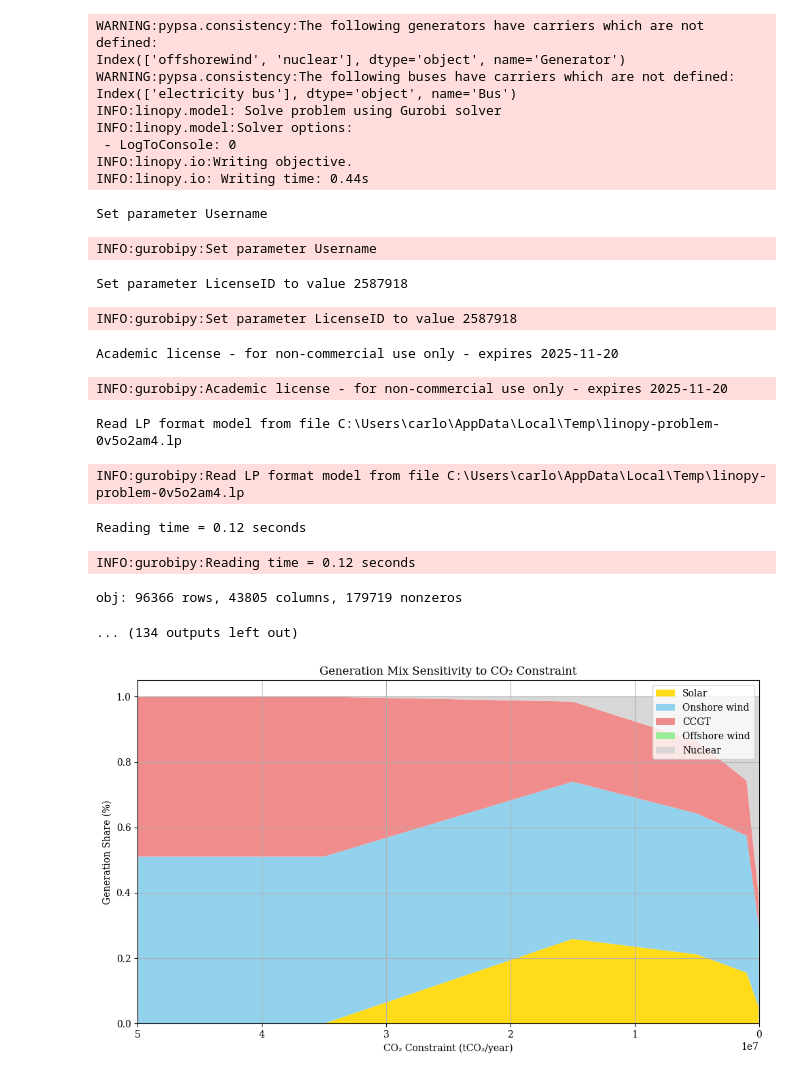
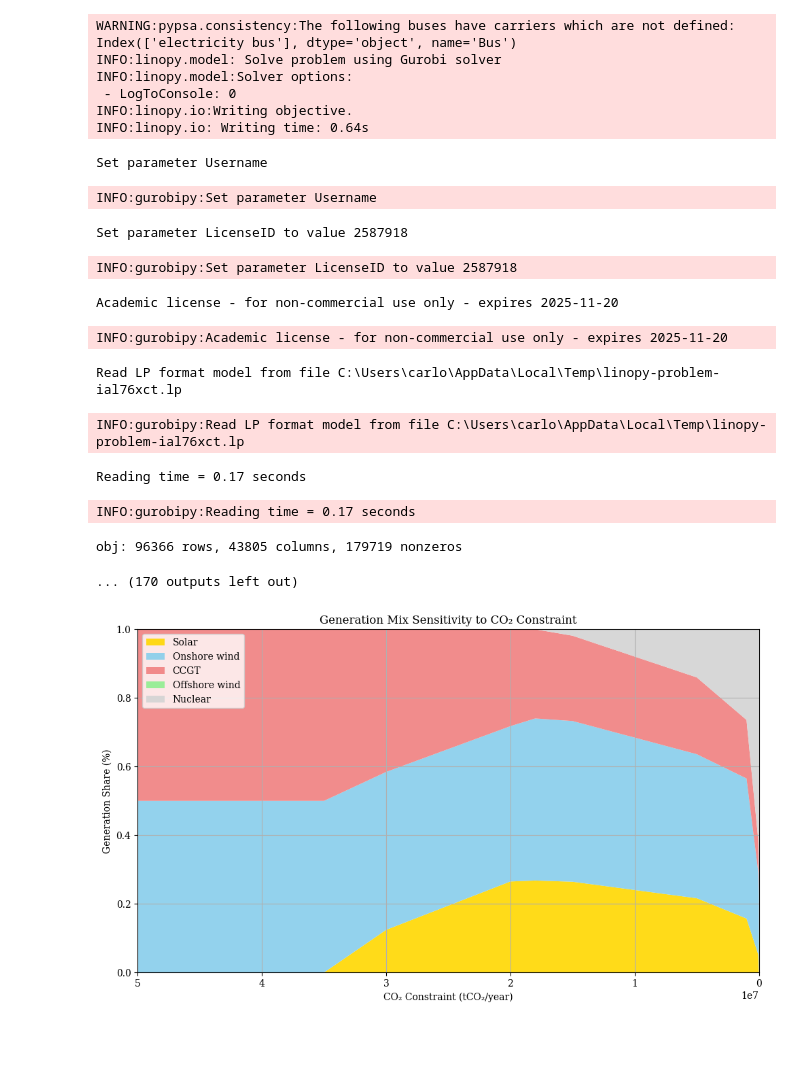
Before and after one commit to CarlosFdHL/ieg_project, a Jupyter notebook: Bmodel.ipynb, the cells around one changed output. Cells and saved outputs as stored; diff of their text form; code cells hidden in the pictures; blank space fills up the shorter version.

```diff
--- a/Bmodel.ipynb
+++ b/Bmodel.ipynb
@@ -47,12 +47,14 @@ def model(co2_constraint):
     network.add("Carrier", "gas", co2_emissions=0.2019) # in t_CO2/MWh_th
     network.add("Carrier", "onshorewind")
     network.add("Carrier", "solar")
+    network.add("Carrier", "offshorewind")
+    network.add("Carrier", "nuclear")
 
     # add onshore wind generator
     df_onshorewind = pd.read_csv('data/onshore_wind_1979-2017.csv', sep=';', index_col=0)
     df_onshorewind.index = pd.to_datetime(df_onshorewind.index)
     CF_windOnshore = df_onshorewind[country][[hour.strftime("%Y-%m-%dT%H:%M:%SZ") for hour in network.snapshots]]
-    capital_cost_onshorewind = annuity(25,0.07)*onshoreWind_capex #*(1+0.033) # in €/MW !!!!!!!!!!!!!!!!!!!!!!!!!!!!!!!!!!!!!!!!!!!!!!!!!!!!!!!!!!!!!!!!!!!!
+    capital_cost_onshorewind = annuity(25,0.07)*onshoreWind_capex * (1+0.03) # in €/MW !!!!!!!!!!!!!!!!!!!!!!!!!!!!!!!!!!!!!!!!!!!!!!!!!!!!!!!!!!!!!!!!!!!!
     network.add("Generator",
                 "onshorewind",
                 bus="electricity bus",
@@ -67,7 +69,7 @@ def model(co2_constraint):
     df_offshore = pd.read_csv('data/offshore_wind_1979-2017.csv', sep=';', index_col=0)
     df_offshore.index = pd.to_datetime(df_offshore.index)
     CF_windOffshore = df_offshore[country][[hour.strftime("%Y-%m-%dT%H:%M:%SZ") for hour in network.snapshots]]
-    capital_cost_offshore = annuity(25,0.07)*offshoreWind_capex #*(1+0.033) # in €/MW !!!!!!!!!!!!!!!!!!!!!!!!!!!!!!!!!!!!!!!!!!!!!!!!!!!!!!!!!!!!!!!!!!!!
+    capital_cost_offshore = annuity(25,0.07)*offshoreWind_capex *(1+0.03) # in €/MW !!!!!!!!!!!!!!!!!!!!!!!!!!!!!!!!!!!!!!!!!!!!!!!!!!!!!!!!!!!!!!!!!!!!
     network.add("Generator",
                 "offshorewind",
                 bus="electricity bus",
@@ -94,7 +96,7 @@ def model(co2_constraint):
                 p_max_pu = CF_solar.values)
 
     # add CCGT (Combine Cycle Gas Turbine) generator
-    capital_cost_CCGT = annuity(30,0.07)*ccgt_capex#*(1+0.033) # in €/MW
+    capital_cost_CCGT = annuity(30,0.07)*(ccgt_capex + 14.32 * 1000) # in €/MW
     fuel_cost = 30.32 # in €/MWh_th
     efficiency = 0.5 # MWh_elec/MWh_th
     marginal_cost_CCGT = fuel_cost/efficiency # in €/MWh_el
@@ -108,7 +110,7 @@ def model(co2_constraint):
                 marginal_cost = marginal_cost_CCGT)
 
     # add nuclear generator
-    capital_cost_nuclear = annuity(40,0.07)*nuclear_capex#*(1+0.033) # in €/MW
+    capital_cost_nuclear = annuity(40,0.07)*(nuclear_capex + 14.45 * 1000) # in €/MW
     fuel_cost = 6.2 # in €/MWh_th
     efficiency = 0.33 # MWh_elec/MWh_th
     marginal_cost_nuclear = fuel_cost/efficiency # in €/MWh_el
@@ -274,6 +274,6 @@ plt.show()
 # %%
 # Define the CO2 constraint values for sensitivity analysis
-co2_limits = [170e6, 140e6, 70e6, 35e6, 15e6, 5e6, 1e6, 0.5e5, 1e4, 1e3, 1e2, 0]  # in tons of CO2
+co2_limits = [170e6, 140e6, 70e6, 35e6, 30e6, 20e6, 18e6, 15e6, 5e6, 1e6, 0.5e5, 1e4, 1e3, 1e2, 0]  # in tons of CO2
 
 results = []
 
@@ -295,27 +295,25 @@ for co2_limit in co2_limits:
 # Display the results
 print(results)
 # %% [output]
-WARNING:pypsa.consistency:The following generators have carriers which are not defined:
-Index(['offshorewind', 'nuclear'], dtype='object', name='Generator')
 WARNING:pypsa.consistency:The following buses have carriers which are not defined:
 Index(['electricity bus'], dtype='object', name='Bus')
 INFO:linopy.model: Solve problem using Gurobi solver
 INFO:linopy.model:Solver options:
  - LogToConsole: 0
 INFO:linopy.io:Writing objective.
-INFO:linopy.io: Writing time: 0.44s
+INFO:linopy.io: Writing time: 0.64s
 Set parameter Username
 INFO:gurobipy:Set parameter Username
 Set parameter LicenseID to value 2587918
 INFO:gurobipy:Set parameter LicenseID to value 2587918
 Academic license - for non-commercial use only - expires 2025-11-20
 INFO:gurobipy:Academic license - for non-commercial use only - expires 2025-11-20
-Read LP format model from file C:\Users\carlo\AppData\Local\Temp\linopy-problem-0v5o2am4.lp
+Read LP format model from file C:\Users\carlo\AppData\Local\Temp\linopy-problem-ial76xct.lp
-INFO:gurobipy:Read LP format model from file C:\Users\carlo\AppData\Local\Temp\linopy-problem-0v5o2am4.lp
+INFO:gurobipy:Read LP format model from file C:\Users\carlo\AppData\Local\Temp\linopy-problem-ial76xct.lp
-Reading time = 0.12 seconds
+Reading time = 0.17 seconds
-INFO:gurobipy:Reading time = 0.12 seconds
+INFO:gurobipy:Reading time = 0.17 seconds
 obj: 96366 rows, 43805 columns, 179719 nonzeros
-... (134 outputs left out)
+... (170 outputs left out)
 # %%
 total_capacity = [entry["Capacity_MW"].sum() for entry in results]
 
@@ -327,20 +325,21 @@ nuclear = [entry["Capacity_MW"]["nuclear"] / total for entry, total in zip(resul
 # %%
 
 
 # Plot: Generation mix as a function of CO₂ constraint
 plt.figure(figsize=(10, 6))
 plt.stackplot(co2_limits, solar, onshorewind, ccgt, offshorewind, nuclear,
               labels=['Solar', 'Onshore wind', 'CCGT', 'Offshore wind', 'Nuclear'],
               colors=['gold', 'skyblue', 'lightcoral', 'lightgreen', 'lightgrey'],
               alpha=0.9)
 
 plt.xlabel('CO₂ Constraint (tCO₂/year)')
 plt.ylabel('Generation Share (%)')
 plt.title('Generation Mix Sensitivity to CO₂ Constraint')
 plt.xlim(0,50e6)
-plt.legend(loc='upper right')
+plt.ylim(0,1)
+plt.legend(loc='upper left')
 plt.grid(True)
 plt.gca().invert_xaxis()  # So tighter constraint appears on the right
 plt.tight_layout()
 # %% [output]
-[figure, old version]
+[figure, new version]
```
Also changed, not shown: parts of 7 cells of this notebook, 2 other files.
